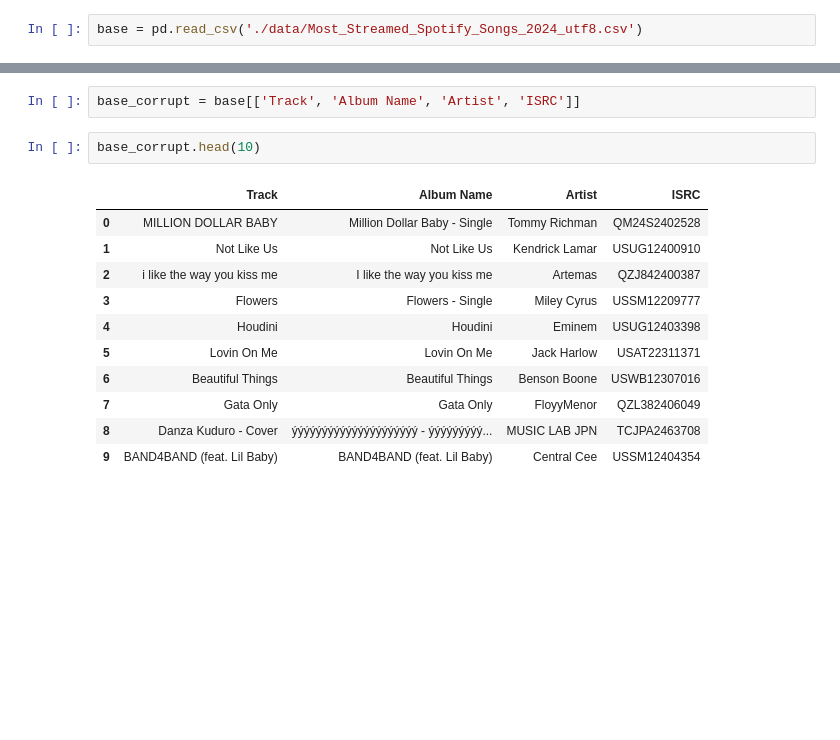
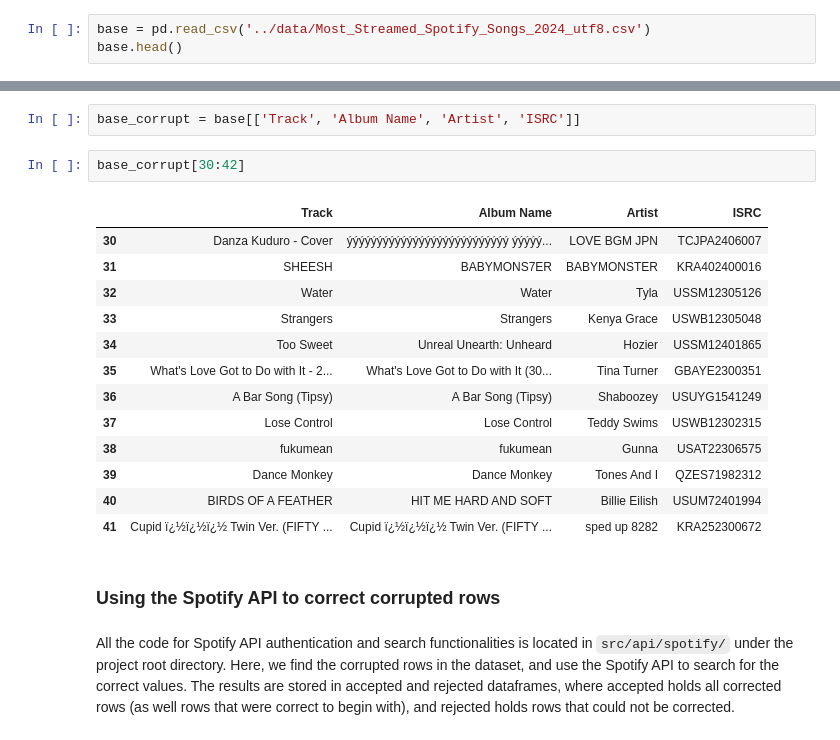
Before and after one commit to michael-van-vuuren/csci5612-workspace, a Jupyter notebook: notebooks/cleaning.ipynb, the cells around one changed output, grey strips where cells are left out. Cells and saved outputs as stored; diff of their text form; blank space fills up the shorter version.

```diff
--- a/notebooks/cleaning.ipynb
+++ b/notebooks/cleaning.ipynb
@@ -26,2 +19,3 @@ if info:
 # %%
-base = pd.read_csv('./data/Most_Streamed_Spotify_Songs_2024_utf8.csv')
+base = pd.read_csv('../data/Most_Streamed_Spotify_Songs_2024_utf8.csv')
+base.head()
@@ -37,16 +39,22 @@ After unsuccessfully trying various decoding methods, I turned to Spotify's API
 # %%
 base_corrupt = base[['Track', 'Album Name', 'Artist', 'ISRC']]
 # %%
-base_corrupt.head(10)
+base_corrupt[30:42]
 # %% [output]
 |  | Track | Album Name | Artist | ISRC |
-| 0 | MILLION DOLLAR BABY | Million Dollar Baby - Single | Tommy Richman | QM24S2402528 |
-| 1 | Not Like Us | Not Like Us | Kendrick Lamar | USUG12400910 |
-| 2 | i like the way you kiss me | I like the way you kiss me | Artemas | QZJ842400387 |
-| 3 | Flowers | Flowers - Single | Miley Cyrus | USSM12209777 |
-| 4 | Houdini | Houdini | Eminem | USUG12403398 |
-| 5 | Lovin On Me | Lovin On Me | Jack Harlow | USAT22311371 |
-| 6 | Beautiful Things | Beautiful Things | Benson Boone | USWB12307016 |
-| 7 | Gata Only | Gata Only | FloyyMenor | QZL382406049 |
-| 8 | Danza Kuduro - Cover | ýýýýýýýýýýýýýýýýýýýýý - ýýýýýýýýý... | MUSIC LAB JPN | TCJPA2463708 |
-| 9 | BAND4BAND (feat. Lil Baby) | BAND4BAND (feat. Lil Baby) | Central Cee | USSM12404354 |
+| 30 | Danza Kuduro - Cover | ýýýýýýýýýýýýýýýýýýýýýýýýýýý ýýýýý... | LOVE BGM JPN | TCJPA2406007 |
+| 31 | SHEESH | BABYMONS7ER | BABYMONSTER | KRA402400016 |
+| 32 | Water | Water | Tyla | USSM12305126 |
+| 33 | Strangers | Strangers | Kenya Grace | USWB12305048 |
+| 34 | Too Sweet | Unreal Unearth: Unheard | Hozier | USSM12401865 |
+| 35 | What's Love Got to Do with It - 2... | What's Love Got to Do with It (30... | Tina Turner | GBAYE2300351 |
+| 36 | A Bar Song (Tipsy) | A Bar Song (Tipsy) | Shaboozey | USUYG1541249 |
+| 37 | Lose Control | Lose Control | Teddy Swims | USWB12302315 |
+| 38 | fukumean | fukumean | Gunna | USAT22306575 |
+| 39 | Dance Monkey | Dance Monkey | Tones And I | QZES71982312 |
+| 40 | BIRDS OF A FEATHER | HIT ME HARD AND SOFT | Billie Eilish | USUM72401994 |
+| 41 | Cupid ï¿½ï¿½ï¿½ Twin Ver. (FIFTY ... | Cupid ï¿½ï¿½ï¿½ Twin Ver. (FIFTY ... | sped up 8282 | KRA252300672 |
+# %% [markdown]
+### Using the Spotify API to correct corrupted rows
+# %% [markdown]
+All the code for Spotify API authentication and search functionalities is located in `src/api/spotify/` under the project root directory. Here, we find the corrupted rows in the dataset, and use the Spotify API to search for the correct values. The results are stored in accepted and rejected dataframes, where accepted holds all corrected rows (as well rows that were correct to begin with), and rejected holds rows that could not be corrected.
```
Also changed, not shown: parts of 27 cells of this notebook, 4 other files.
